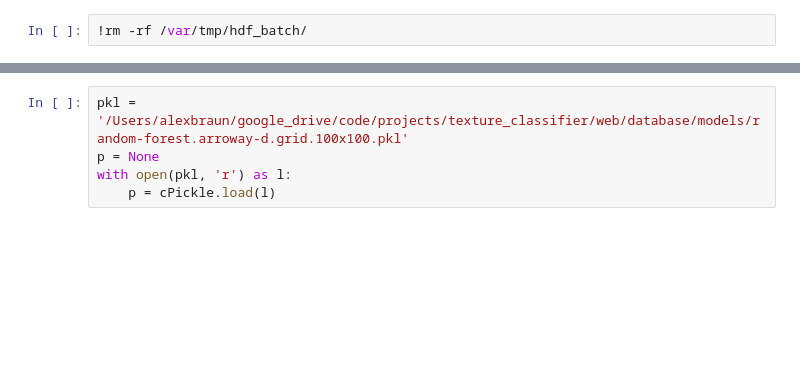
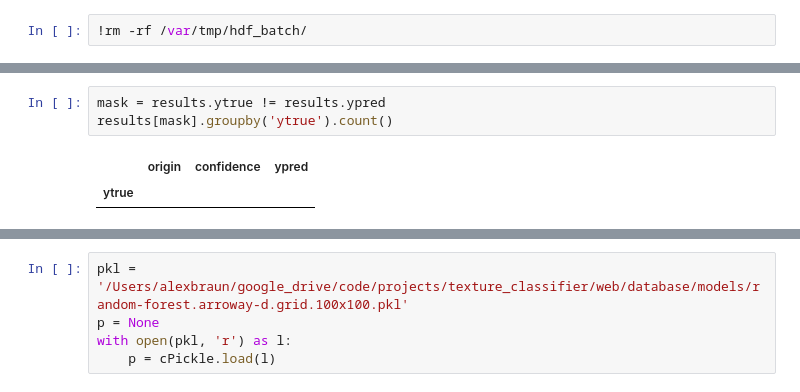
Before and after one commit to theNewFlesh/texture_classifier, a Jupyter notebook: ipython/model.ipynb, the cells around one changed output, grey strips where cells are left out. Saved outputs shown, nothing was run; the diff lists cells and outputs as text; blank space fills up the shorter version.

```diff
--- a/ipython/model.ipynb
+++ b/ipython/model.ipynb
@@ -267,0 +375,6 @@ Wall time: 676 ms
+# %%
+mask = results.ytrue != results.ypred
+results[mask].groupby('ytrue').count()
+# %% [output]
+|  | origin | confidence | ypred |
+| ytrue |  |  |  |
```
Also changed, not shown: parts of 19 cells of this notebook, 19 other files.
